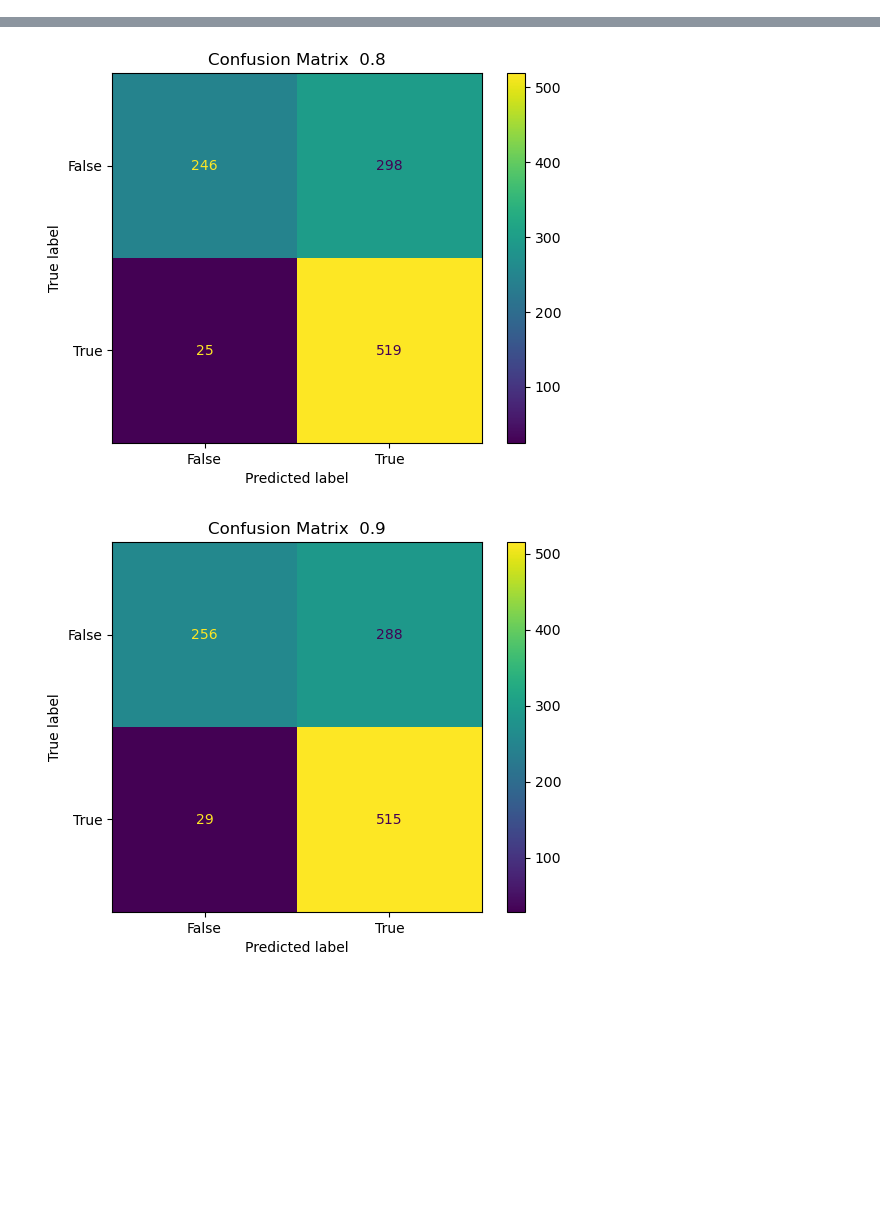
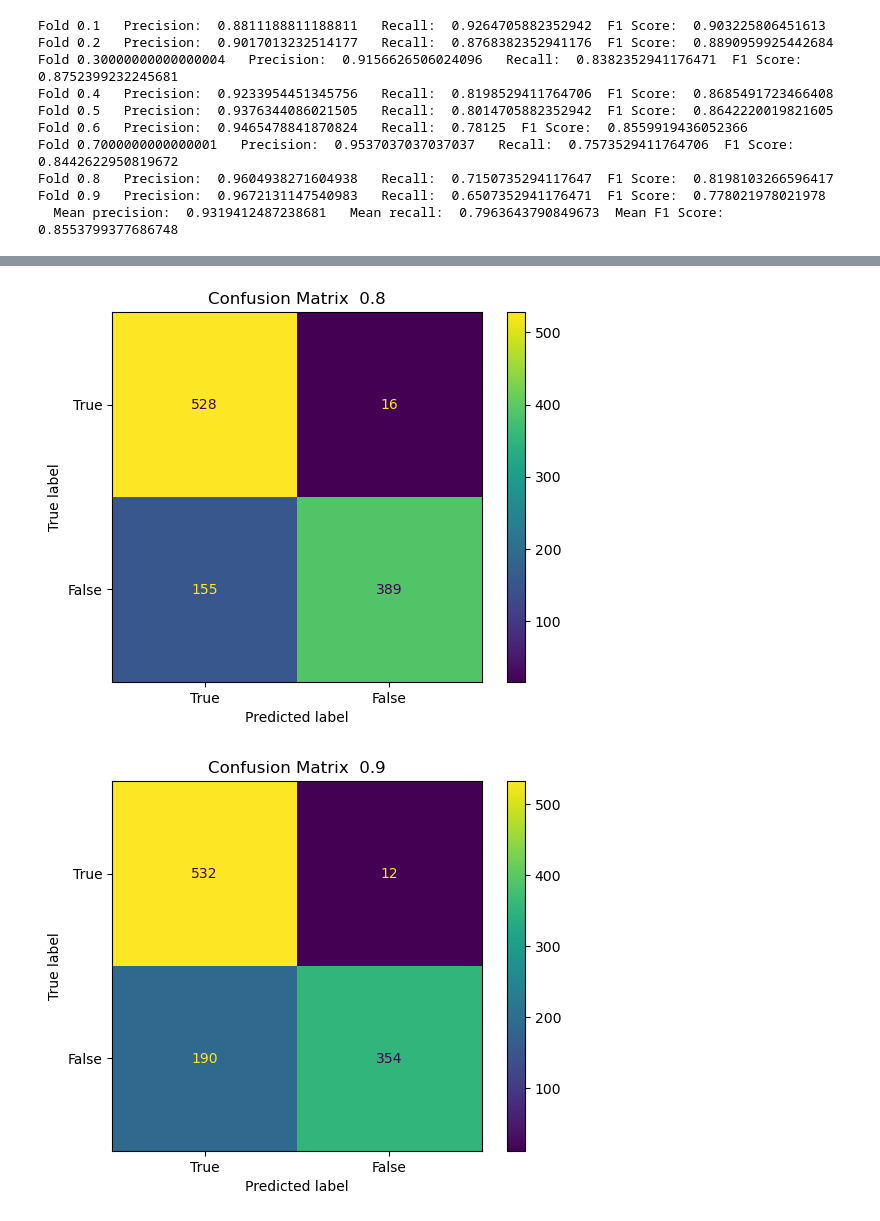
Before and after one commit to Agamjeet/Synthetic_voice_detection, a Jupyter notebook: evaluation.ipynb, the cells around one changed output, grey strips where cells are left out. Saved outputs shown, nothing was run; the diff lists cells and outputs as text; code cells hidden in the pictures; blank space fills up the shorter version.

```diff
--- a/evaluation.ipynb
+++ b/evaluation.ipynb
@@ -228,7 +228,7 @@ y_test_encoded = to_categorical(le.transform(y_test))
 
 
 # Train the model
-num_epochs = 11
+num_epochs = 3
 num_batch_size = 32
 
 history = model.fit(X_train, y_train_encoded, batch_size=num_batch_size, epochs=num_epochs, validation_data=(X_validation, y_validation_encoded), verbose=1)
@@ -245,13 +245,8 @@ for threshold in thresholds:
     cm = confusion_matrix(y_test_encoded[:, 1], y_test_pred_thresholded)
 
     # Calculate TP, FP, FN for the current threshold
-    TP = np.sum((y_test_encoded[:, 1] == 1) & (y_test_pred_thresholded == 1)) #true positive
-    FP = np.sum((y_test_encoded[:, 0] == 0) & (y_test_pred_thresholded == 1)) #false positive
-    FN = np.sum((y_test_encoded[:, 1] == 1) & (y_test_pred_thresholded == 0)) #false negative
-
-    # Calculate precision and recall for the current threshold
-    precision = TP / (TP + FP) if (TP + FP) > 0 else 0
-    recall = TP / (TP + FN) if (TP + FN) > 0 else 0
+    precision = precision_score(y_test_encoded[:, 1], y_test_pred_thresholded)
+    recall = recall_score(y_test_encoded[:, 1], y_test_pred_thresholded)
 
     # Calculate F1 score using precision and recall
     f1 = 2 * (precision * recall) / (precision + recall) if (precision + recall) > 0 else 0
@@ -260,9 +255,6 @@ for threshold in thresholds:
     fold_recalls.append(recall)
     fold_cm.append(cm)
     fold_f1_scores.append(f1)
-
-# Calculate mean F1 scores over all folds
-mean_f1_scores = np.mean(fold_f1_scores, axis=0)
 
 k = 10 # 10 fold validation
 # cv = StratifiedKFold(n_splits = k, shuffle = True, random_state = 42)
@@ -363,13 +345,34 @@ Test loss: 2.4031, Test accuracy: 0.6949
 # %%
+
+# Calculate mean F1 scores over all folds
+mean_f1_scores = np.mean(fold_f1_scores, axis=0)
+mean_recall = np.mean(fold_recalls, axis=0)
+mean_precision = np.mean(fold_precisions, axis=0)
+
+for i in range(len(thresholds)):
+     print("Fold", i*0.1+0.1, "  Precision: ", fold_precisions[i], "  Recall: ", fold_recalls[i], " F1 Score: ", fold_f1_scores[i])
+
+print("  Mean precision: ", mean_precision, "  Mean recall: ", mean_recall, " Mean F1 Score: ", mean_f1_scores)
+
 #Print confusion matrix
 import matplotlib.pyplot as metrics
 from sklearn.metrics import ConfusionMatrixDisplay
 
 for i in range(len(fold_cm)):
-    cm_display = ConfusionMatrixDisplay(confusion_matrix = fold_cm[i], display_labels = [False, True])
+    cm_display = ConfusionMatrixDisplay(confusion_matrix = fold_cm[i], display_labels = [True, False])
     cm_display.plot()
     title = i * 0.1+0.1
 
     plt.title(f'Confusion Matrix {title: .1f}')
     plt.show()
 # %% [output]
+Fold 0.1   Precision:  0.8811188811188811   Recall:  0.9264705882352942  F1 Score:  0.903225806451613
+Fold 0.2   Precision:  0.9017013232514177   Recall:  0.8768382352941176  F1 Score:  0.8890959925442684
+Fold 0.30000000000000004   Precision:  0.9156626506024096   Recall:  0.8382352941176471  F1 Score:  0.8752399232245681
+Fold 0.4   Precision:  0.9233954451345756   Recall:  0.8198529411764706  F1 Score:  0.8685491723466408
+Fold 0.5   Precision:  0.9376344086021505   Recall:  0.8014705882352942  F1 Score:  0.8642220019821605
+Fold 0.6   Precision:  0.9465478841870824   Recall:  0.78125  F1 Score:  0.8559919436052366
+Fold 0.7000000000000001   Precision:  0.9537037037037037   Recall:  0.7573529411764706  F1 Score:  0.8442622950819672
+Fold 0.8   Precision:  0.9604938271604938   Recall:  0.7150735294117647  F1 Score:  0.8198103266596417
+Fold 0.9   Precision:  0.9672131147540983   Recall:  0.6507352941176471  F1 Score:  0.778021978021978
+  Mean precision:  0.9319412487238681   Mean recall:  0.7963643790849673  Mean F1 Score:  0.8553799377686748
@@ -383,5 +386,5 @@ for i in range(len(fold_cm)):
-[figure, old version]
+[figure, new version]
-[figure, old version]
+[figure, new version]
 # %%
 # #Print results
 
```
Also changed, not shown: parts of 6 cells of this notebook.
